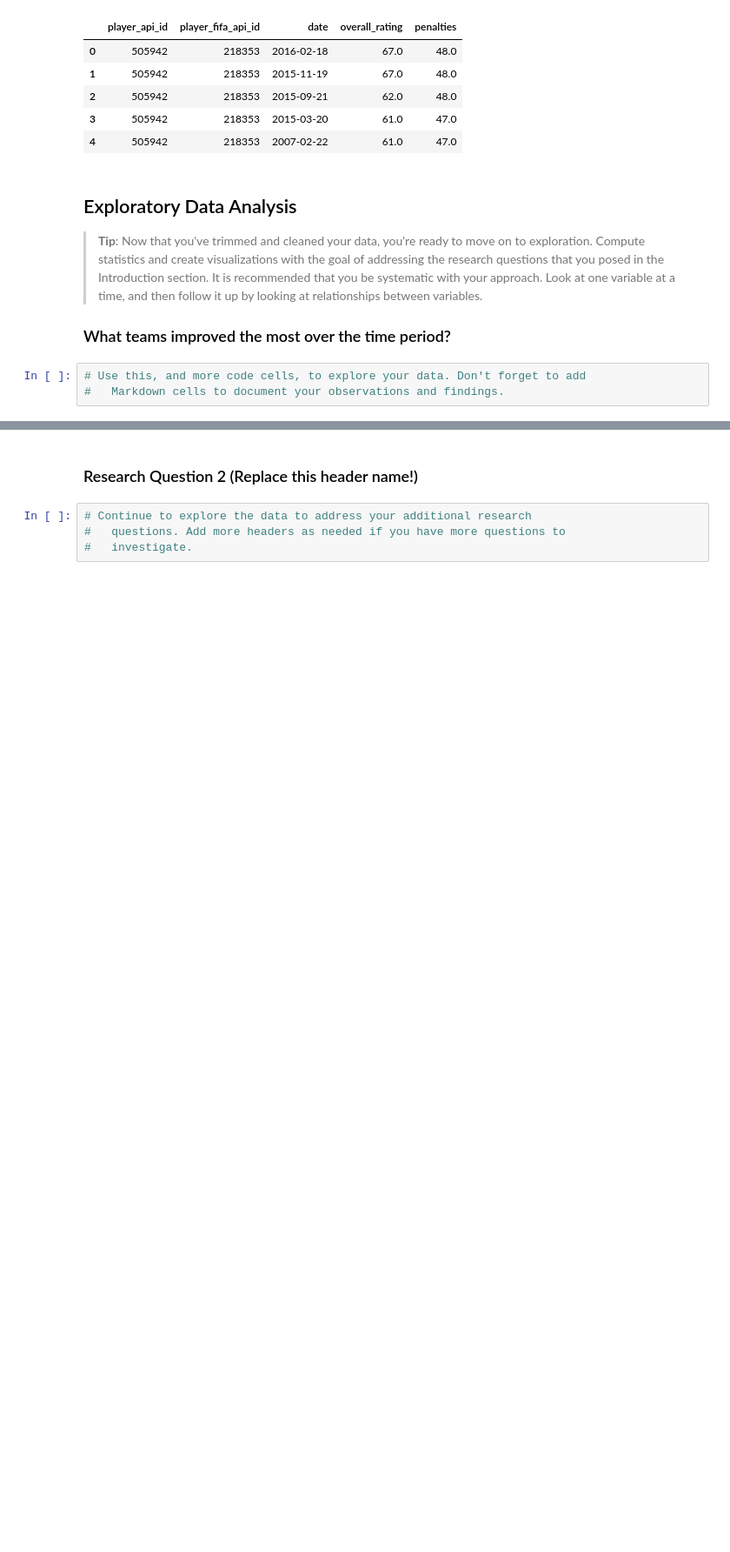
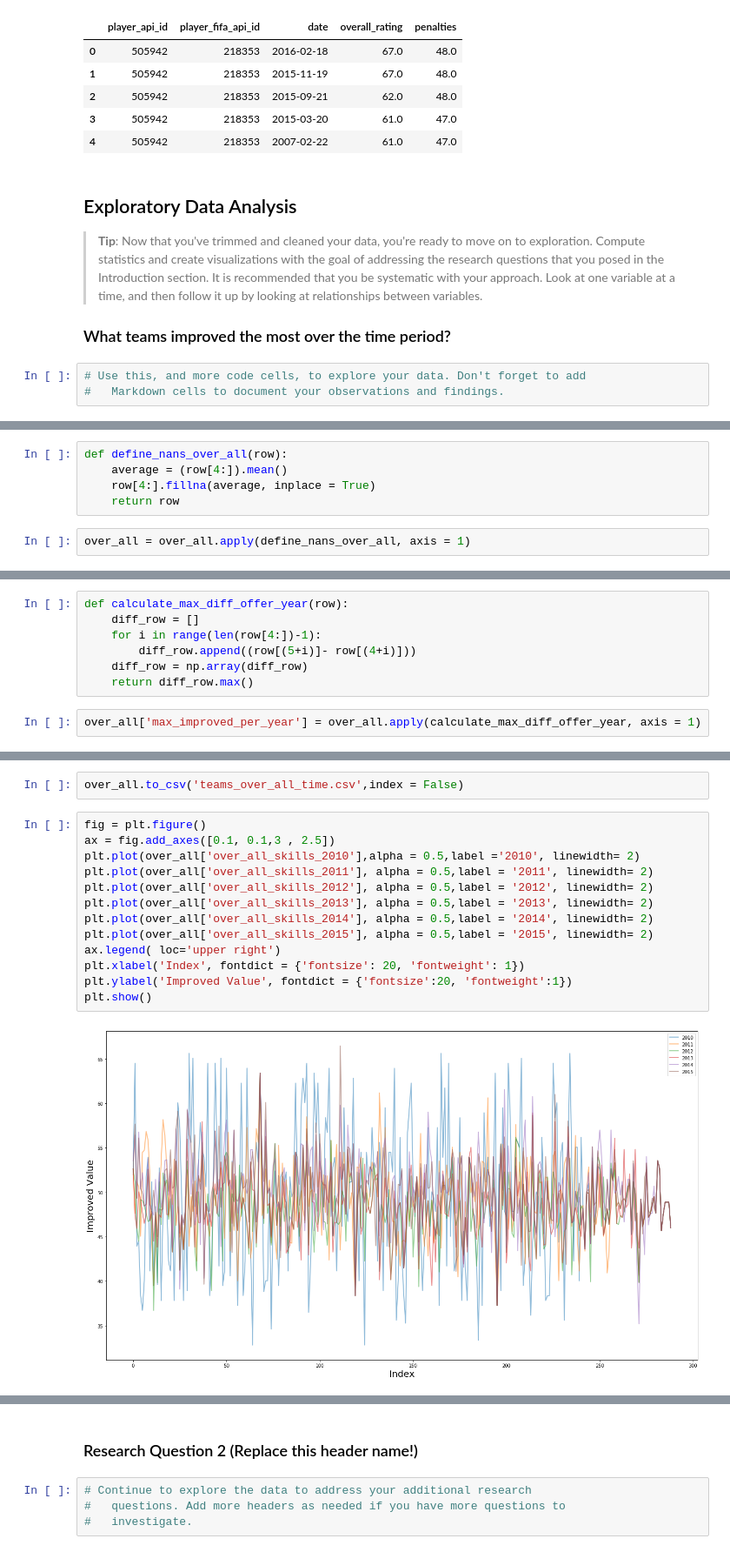
Before and after one commit to mohmednasr/europeansoccerdatabase, a Jupyter notebook: investigate-a-dataset.ipynb, the cells around one changed output, grey strips where cells are left out. Shown at 87% size. Saved outputs shown, nothing was run; the diff lists cells and outputs as text; blank space fills up the shorter version.

```diff
--- a/investigate-a-dataset.ipynb
+++ b/investigate-a-dataset.ipynb
@@ -361,0 +452,7 @@ df_players.head()
+# %%
+def define_nans_over_all(row):
+    average = (row[4:]).mean()
+    row[4:].fillna(average, inplace = True)
+    return row
+# %%
+over_all = over_all.apply(define_nans_over_all, axis = 1)
@@ -361,0 +468,9 @@ df_players.head()
+# %%
+def calculate_max_diff_offer_year(row):
+    diff_row = []
+    for i in range(len(row[4:])-1):
+        diff_row.append((row[(5+i)]- row[(4+i)]))
+    diff_row = np.array(diff_row)
+    return diff_row.max()
+# %%
+over_all['max_improved_per_year'] = over_all.apply(calculate_max_diff_offer_year, axis = 1)
@@ -361,0 +486,17 @@ df_players.head()
+# %%
+over_all.to_csv('teams_over_all_time.csv',index = False)
+# %%
+fig = plt.figure()
+ax = fig.add_axes([0.1, 0.1,3 , 2.5])
+plt.plot(over_all['over_all_skills_2010'],alpha = 0.5,label ='2010', linewidth= 2)
+plt.plot(over_all['over_all_skills_2011'], alpha = 0.5,label = '2011', linewidth= 2)
+plt.plot(over_all['over_all_skills_2012'], alpha = 0.5,label = '2012', linewidth= 2)
+plt.plot(over_all['over_all_skills_2013'], alpha = 0.5,label = '2013', linewidth= 2)
+plt.plot(over_all['over_all_skills_2014'], alpha = 0.5,label = '2014', linewidth= 2)
+plt.plot(over_all['over_all_skills_2015'], alpha = 0.5,label = '2015', linewidth= 2)
+ax.legend( loc='upper right')
+plt.xlabel('Index', fontdict = {'fontsize': 20, 'fontweight': 1})
+plt.ylabel('Improved Value', fontdict = {'fontsize':20, 'fontweight':1})
+plt.show()
+# %% [output]
+[figure, added]
```
Also changed, not shown: parts of 21 cells of this notebook.
